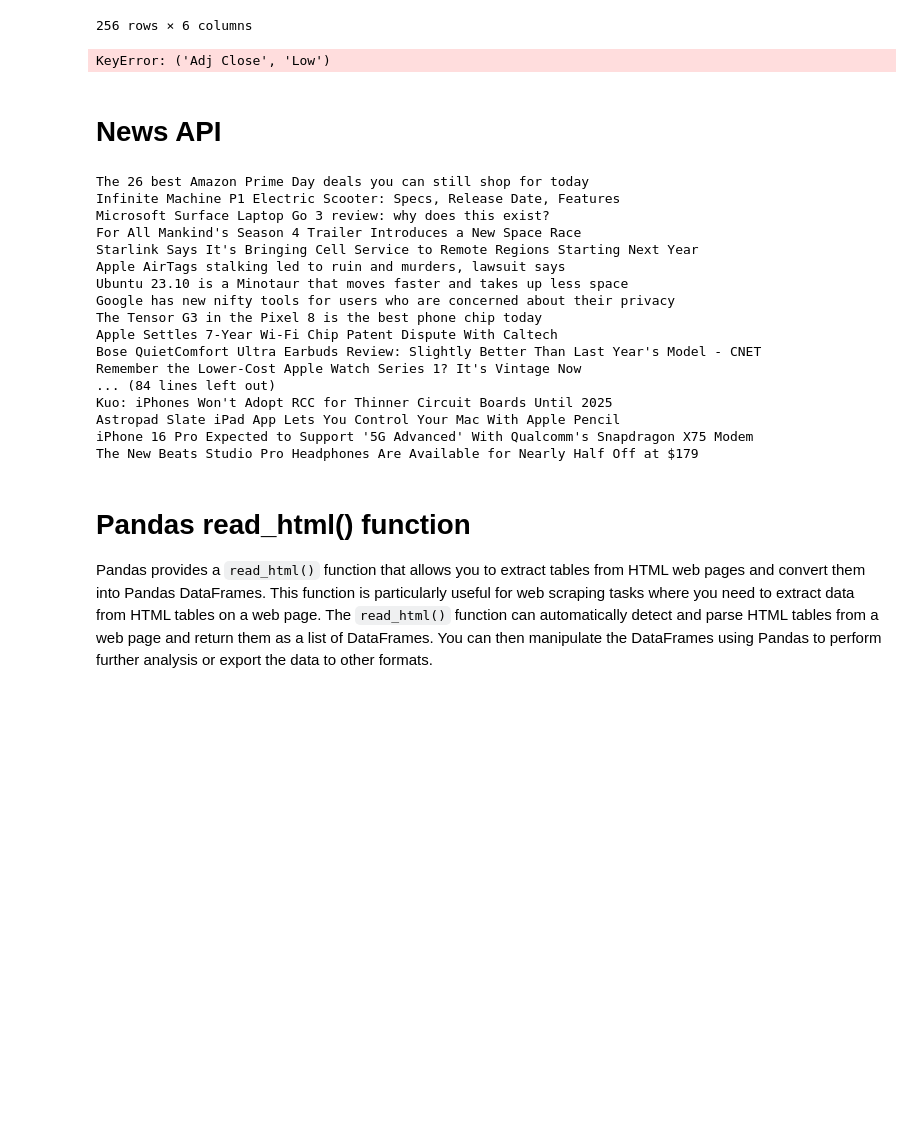
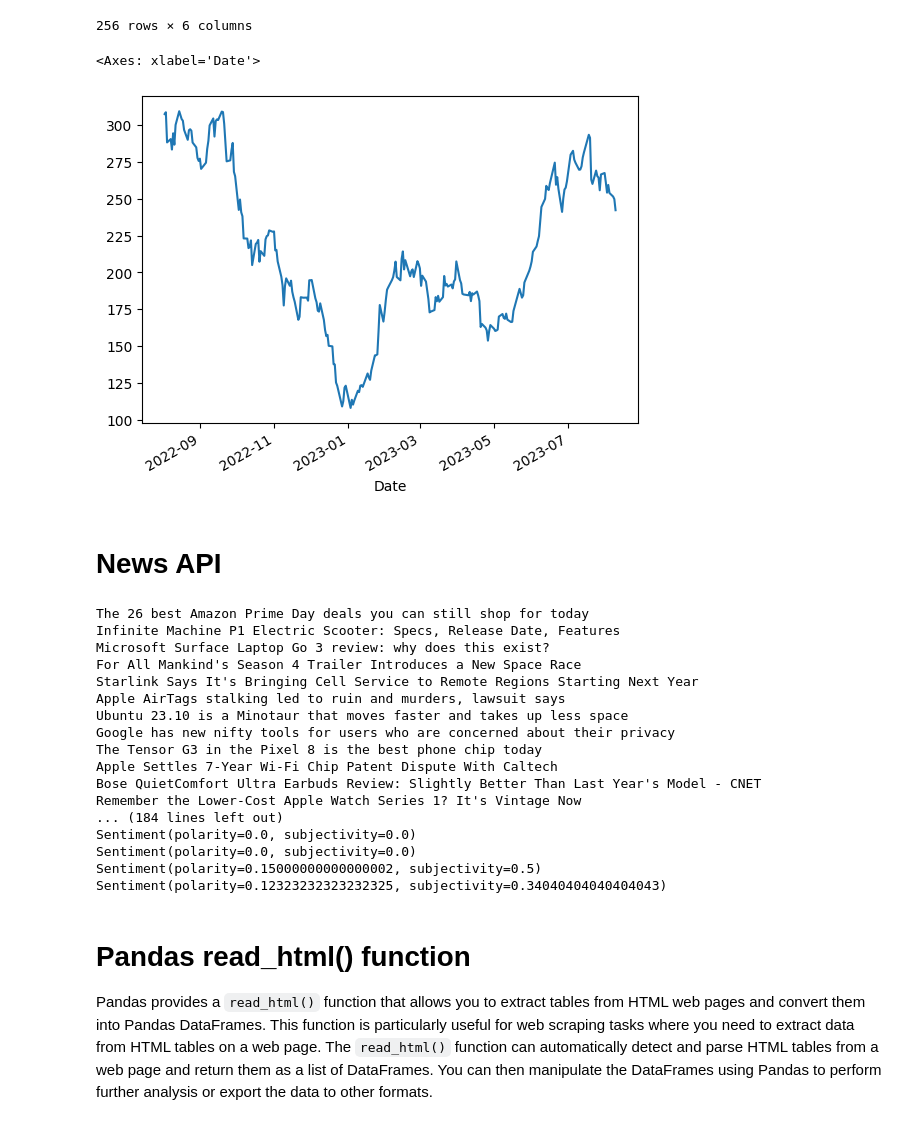
Before and after one commit to howesrichard/CodeFinModUQ, a Jupyter notebook: lecture_examples.ipynb, the cells around one changed output. Saved outputs shown, nothing was run; the diff lists cells and outputs as text; code cells hidden in the pictures; blank space fills up the shorter version.

```diff
--- a/lecture_examples.ipynb
+++ b/lecture_examples.ipynb
@@ -57,9 +57,10 @@ tesla
 | 2023-08-09 | 250.869995 | 251.100006 | 241.899994 | 242.190002 | 242.190002 | 101596300 |
 256 rows × 6 columns
 # %%
-tesla['Adj Close','Low'].plot()
+tesla['Adj Close'].plot()
 # %% [output]
-KeyError: ('Adj Close', 'Low')
+<Axes: xlabel='Date'>
+[figure, added]
 # %% [markdown]
 # News API
 # %%
@@ -76,6 +77,11 @@ response = requests.get(f"https://newsapi.org/v2/everything?q={topic}&from={star
 # print each title of the articles
 for article in response.json()['articles']:
     print(article['title'])
+
+# for each article in the response, use textblob to get the sentiment of the article
+from textblob import TextBlob
+for article in response.json()['articles']:
+    print(TextBlob(article['title']).sentiment)
 # %% [output]
 The 26 best Amazon Prime Day deals you can still shop for today
 Infinite Machine P1 Electric Scooter: Specs, Release Date, Features
@@ -89,11 +95,11 @@ The Tensor G3 in the Pixel 8 is the best phone chip today
 Apple Settles 7-Year Wi-Fi Chip Patent Dispute With Caltech
 Bose QuietComfort Ultra Earbuds Review: Slightly Better Than Last Year's Model - CNET
 Remember the Lower-Cost Apple Watch Series 1? It's Vintage Now
-... (84 lines left out)
-Kuo: iPhones Won't Adopt RCC for Thinner Circuit Boards Until 2025
-Astropad Slate iPad App Lets You Control Your Mac With Apple Pencil
-iPhone 16 Pro Expected to Support '5G Advanced' With Qualcomm's Snapdragon X75 Modem
-The New Beats Studio Pro Headphones Are Available for Nearly Half Off at $179
+... (184 lines left out)
+Sentiment(polarity=0.0, subjectivity=0.0)
+Sentiment(polarity=0.0, subjectivity=0.0)
+Sentiment(polarity=0.15000000000000002, subjectivity=0.5)
+Sentiment(polarity=0.12323232323232325, subjectivity=0.34040404040404043)
 # %% [markdown]
 # Pandas read_html() function
 
```
Also changed, not shown: parts of 1 cell of this notebook.
